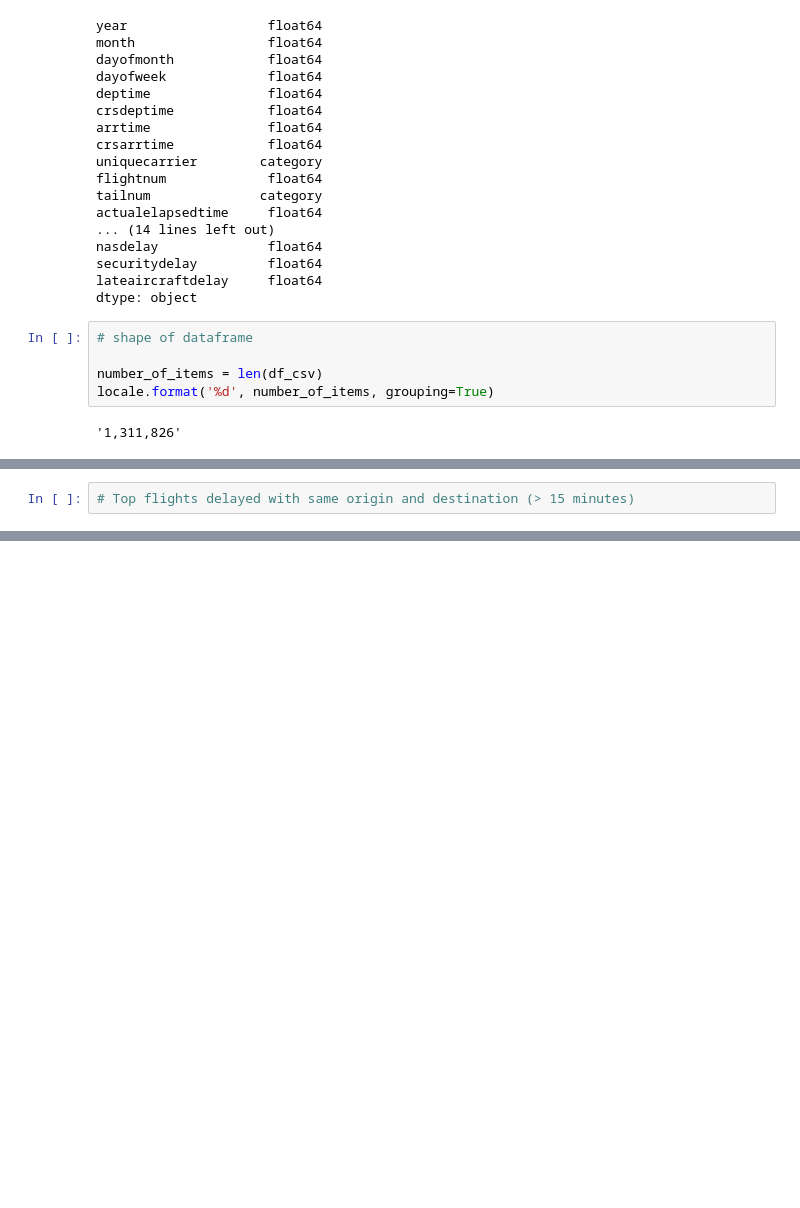
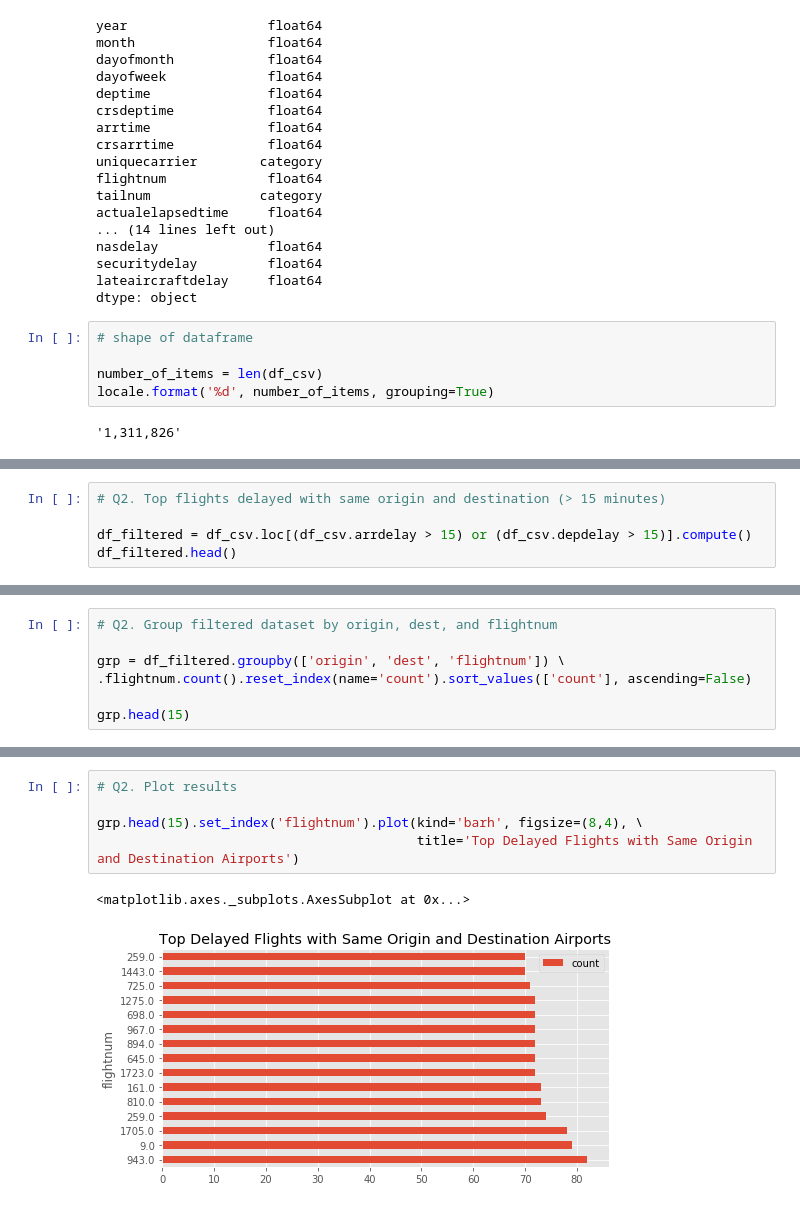
Before and after one commit to elkinst65/QTW_14, a Jupyter notebook: MSDS7333-Case14-mb.ipynb, the cells around one changed output, grey strips where cells are left out. Drawn from its saved outputs; the diff is of its cells as text; blank space fills up the shorter version.

```diff
--- a/MSDS7333-Case14-mb.ipynb
+++ b/MSDS7333-Case14-mb.ipynb
@@ -306,4 +308,7 @@ Name: dest, dtype: int64
 <matplotlib.axes._subplots.AxesSubplot at 0x...>
 [figure]
 # %%
-# Top flights delayed with same origin and destination (> 15 minutes)
+# Q2. Top flights delayed with same origin and destination (> 15 minutes)
+
+df_filtered = df_csv.loc[(df_csv.arrdelay > 15) or (df_csv.depdelay > 15)].compute()
+df_filtered.head()
@@ -309,0 +322,7 @@ Name: dest, dtype: int64
+# %%
+# Q2. Group filtered dataset by origin, dest, and flightnum
+
+grp = df_filtered.groupby(['origin', 'dest', 'flightnum']) \
+.flightnum.count().reset_index(name='count').sort_values(['count'], ascending=False)
+
+grp.head(15)
@@ -309,0 +346,8 @@ Name: dest, dtype: int64
+# %%
+# Q2. Plot results
+
+grp.head(15).set_index('flightnum').plot(kind='barh', figsize=(8,4), \
+                                         title='Top Delayed Flights with Same Origin and Destination Airports')
+# %% [output]
+<matplotlib.axes._subplots.AxesSubplot at 0x...>
+[figure, added]
```
Also changed, not shown: parts of 6 cells of this notebook.
